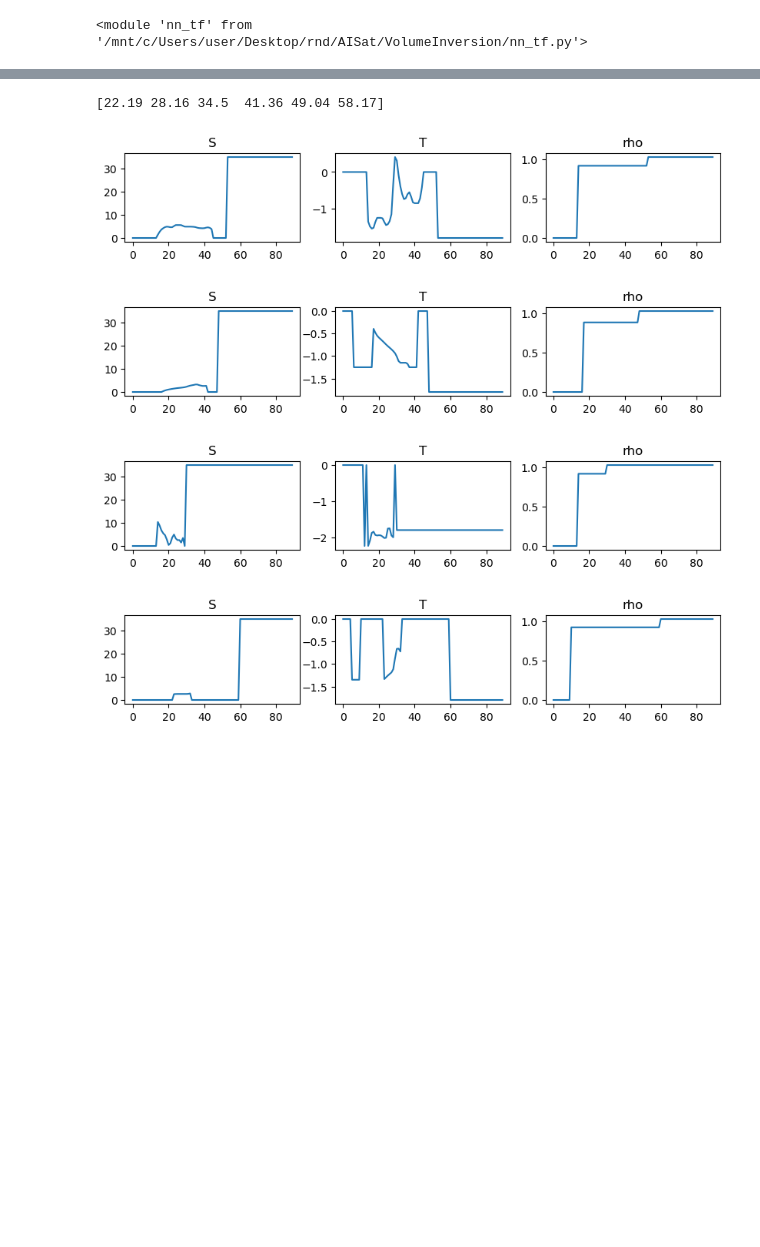
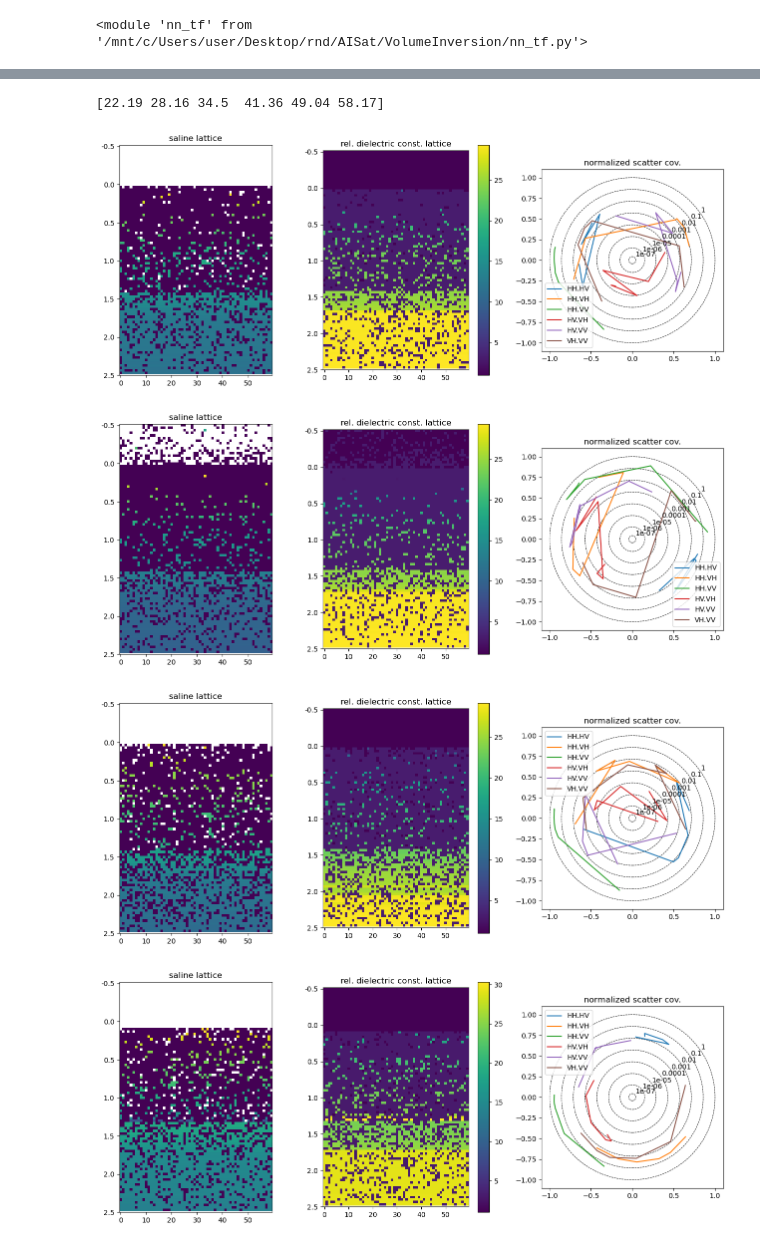
Before and after one commit to jw25-satgeo/VolumeInversion, a Jupyter notebook: Inference_CoreExplorer.ipynb, the cells around one changed output, grey strips where cells are left out. Cells and saved outputs as stored; diff of their text form; code cells hidden in the pictures; blank space fills up the shorter version.

```diff
--- a/Inference_CoreExplorer.ipynb
+++ b/Inference_CoreExplorer.ipynb
@@ -34,29 +17,55 @@ plt.title('Random process noise - vary spatial correlation'); plt.legend([f'L={v
 # %%
 import script_CoreExplorer; importlib.reload(script_CoreExplorer)
 import util_collector; importlib.reload(util_collector)
-
-#whitener = nn_reg.FixedRescaler()
-#fn_ = 'em_resice.hdf5'
-#feed, floqs, vl, data_shapes = script_CoreExplorer.get_core(fn, 103, whitener=whitener);
-#dwhitenr = nn_reg.FixedDescaler(whitener)
+import util_metrics
+from matplotlib.patches import Circle
 
 whitener, dwhitenr = torch.nn.Identity(), torch.nn.Identity()
-fn = 'em_resice.hdf5'
-feed, floqs, vl, data_shapes = script_CoreExplorer.get_core(fn, 5000, whitener=whitener);
+#whitener = nn_reg.FixedRescaler_mm(); dwhitenr = nn_reg.FixedDescaler_mm(whitener)
+fn = 'em_resice_260922.hdf5'
+#fn = 'em_resice.hdf5'
+feed, floqs, vl, data_shapes = script_CoreExplorer.get_core(fn, 110000, whitener=whitener)
+incidence_n = len(floqs);
 
-incidence_n = len(floqs)
-print(floqs)
-
-for i in range(30,35):
-    preview_feed = dwhitenr(feed)
-    plt.figure(figsize=(10, 1.5))
-    plt.subplot(1,3,1); plt.plot(preview_feed[i,0,:vl[0]].cpu()); plt.title('S')
-    plt.subplot(1,3,2); plt.plot(preview_feed[i,0,vl[0]:vl[0]+vl[1]].cpu()); plt.title('T')
-    plt.subplot(1,3,3); plt.plot(preview_feed[i,0,vl[0]+vl[1]:vl[0]+vl[1]+vl[2]].cpu()); plt.title('rho')
-    plt.show()
+if True: # preview
+    print(floqs)
+    #for i in range(30,35):
+    #    preview_feed = dwhitenr(feed)
+    #    plt.figure(figsize=(10, 1.5))
+    #    plt.subplot(1,3,1); plt.plot(preview_feed[i,0,:vl[0]].cpu()); plt.title('S')
+    #    plt.subplot(1,3,2); plt.plot(preview_feed[i,0,vl[0]:vl[0]+vl[1]].cpu()); plt.title('T')
+    #    plt.subplot(1,3,3); plt.plot(preview_feed[i,0,vl[0]+vl[1]:vl[0]+vl[1]+vl[2]].cpu()); plt.title('rho')
+    #    plt.show()
+    import brack2bing; icesim = brack2bing.LatticeSolver.load()
+    closest = torch.argsort((feed[0,0,:270] - feed[:,0,:270]).abs().sum(dim=-1), dim=0)[:10]
+    for i in closest:
+        #plt.figure(figsize=(16,6))
+        plt.figure(figsize=(16,6))
+        S, T, rho = feed[i,0,:vl[0]], feed[i,0,vl[0]:vl[0]+vl[1]], feed[i,0,vl[0]+vl[1]:vl[0]+vl[1]+vl[2]]
+        em_r, em_i = feed[i,0,-vl[-1]*2:-vl[-1]].view(6,16), feed[i,0,-vl[-1]:].view(6,16)
+        em_r, em_i = em_r[:,[1,2,3,6,7,11]], em_i[:,[1,2,3,6,7,11]]
+        bing = icesim.gen_lattice(T[None,],S[None,],rho[None,],(60,1)).cpu()[0,0,1:-1,1,1:-1].T;  bing[bing < 0] = torch.nan
+        zing = icesim.get_dielectric(icesim.gen_lattice(T[None,],S[None,],rho[None,],(60,1)), T[None,], 0.236).real.cpu()[0,0,:,0].T
+        #plt.subplot(3,3,1); plt.plot(S.cpu()); plt.title('S'); plt.xticks([])
+        #plt.subplot(3,3,4); plt.plot(T.cpu()); plt.title('T'); plt.xticks([])
+        #plt.subplot(3,3,7); plt.plot(rho.cpu()); plt.title('rho')
+        #plt.xticks(np.linspace(0,90,7), np.linspace(-0.5,2.5,7).astype(str)); plt.xlabel('depth (m)')
+        plt.subplot(1,3,1); plt.imshow(bing); plt.title('saline lattice'); plt.yticks(np.linspace(0,90,7), np.linspace(-0.5,2.5,7).astype(str))
+        plt.subplot(1,3,2); plt.imshow(zing); plt.title('rel. dielectric const. lattice'); plt.yticks(np.linspace(0,90,7), np.linspace(-0.5,2.5,7).astype(str)); plt.colorbar()
+        plt.subplot(1,3,3)
+        radii = 10**np.linspace(-7,0,8)
+        transform = util_metrics.RadialLogTransform(scale=1/radii.min()) + plt.gca().transData
+        plt.plot(em_r.cpu(), em_i.cpu(), transform=transform);
+        for r in radii:
+            r_t = transform.transform_non_affine([[r, 0]])[0, 0]
+            plt.gca().add_patch(Circle((0, 0),r_t,transform=plt.gca().transData,fill=False,linestyle="--",linewidth=0.7))
+            plt.text(r_t*np.cos(0.6), r_t*np.sin(0.6),f"{r:g}",transform=plt.gca().transData,ha="left",va="bottom")
+        plt.gca().set_aspect("equal"); plt.title('normalized scatter cov.')
+        plt.legend(['HH.HV','HH.VH','HH.VV','HV.VH','HV.VV','VH.VV'])
+        plt.show()
 # %% [output]
 [22.19 28.16 34.5  41.36 49.04 58.17]
-[figure, old version]
+[figure, new version]
-[figure, old version]
+[figure, new version]
-[figure, old version]
+[figure, new version]
-[figure, old version]
+[figure, new version]
```
Also changed, not shown: parts of 17 cells of this notebook, 23 other files.
